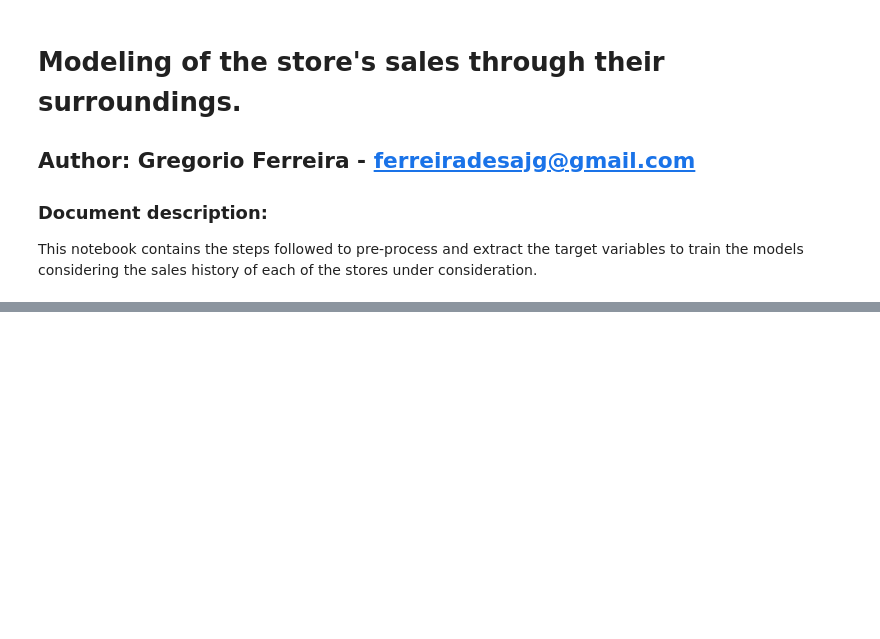
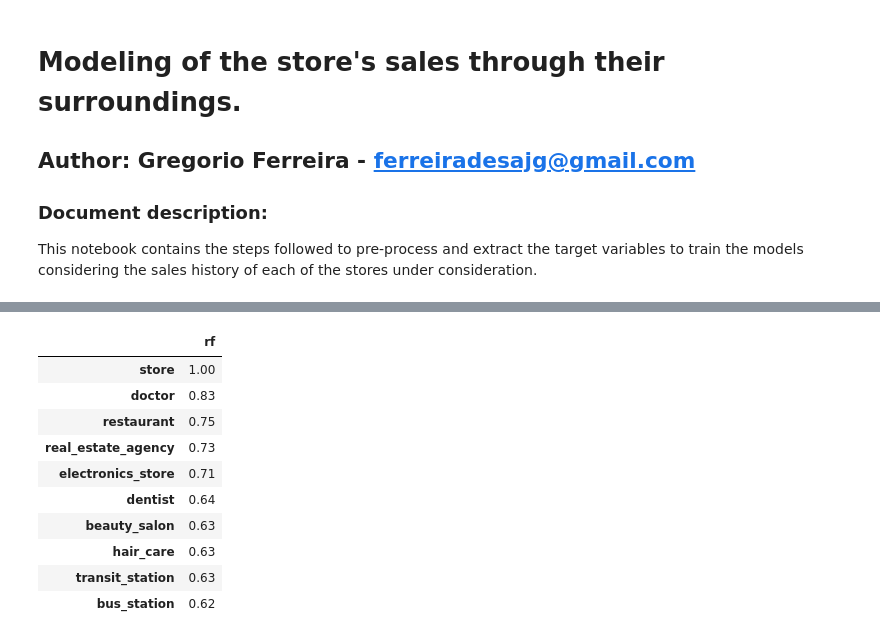
Before and after one commit to jgfdsa/PMI-CaseStudy-3, a Jupyter notebook: py-notebooks/Modeling.ipynb, the cells around one changed output, grey strips where cells are left out. Saved outputs shown, nothing was run; the diff lists cells and outputs as text; code cells hidden in the pictures; blank space fills up the shorter version.

```diff
--- a/py-notebooks/Modeling.ipynb
+++ b/py-notebooks/Modeling.ipynb
@@ -46,0 +299,40 @@ mydata = pd.merge(my_surr, predictor,  how='inner', left_index=True, right_index
+# %%
+from sklearn.ensemble import RandomForestClassifier
+from sklearn.model_selection import GridSearchCV
+
+## Grid defined to tune RandomForestClassifier
+my_grid = []
+rf_tuned_parameters = [{"n_estimators": [5, 10, 20, 30, 40, 50, 60]}]
+my_grid.append(["RandomForest", RandomForestClassifier(n_jobs=-1), rf_tuned_parameters])
+
+for name, model, parameters in my_grid:
+
+    clf = GridSearchCV(model, parameters, cv=5, scoring="accuracy", verbose=5, n_jobs=4)
+    clf.fit(X_train, y_train)
+    best_estimator = clf.best_estimator_
+    print([str(clf.best_params_), clf.best_score_, best_estimator])
+
+best_estimator.fit(X_train, y_train)
+
+np.random.seed(0)
+names = X.columns
+
+ranks = {}
+from sklearn.preprocessing import MinMaxScaler
+
+def rank_to_dict(ranks, names, order=1):
+    minmax = MinMaxScaler()
+    ranks = minmax.fit_transform(order*np.array([ranks]).T).T[0]
+    ranks = map(lambda x: round(x, 2), ranks)
+    return dict(zip(names, ranks ))
+
+
+
+ranks["rf"] = rank_to_dict(best_estimator.feature_importances_, names)
+
+df = pd.DataFrame()
+df["rf"] = ranks["rf"].values()
+df.index = ranks["rf"].keys()
+
+df.to_csv("./result dataset/VarImp_trim_mean_01_class.csv",
+                          sep=',', encoding='utf-8', index=True)
@@ -46,0 +350,16 @@ mydata = pd.merge(my_surr, predictor,  how='inner', left_index=True, right_index
+# %%
+## VarImpo from RandomForestClassifier
+
+df.sort_values('rf', ascending=False).head(n = 10)
+# %% [output]
+|  | rf |
+| store | 1.00 |
+| doctor | 0.83 |
+| restaurant | 0.75 |
+| real_estate_agency | 0.73 |
+| electronics_store | 0.71 |
+| dentist | 0.64 |
+| beauty_salon | 0.63 |
+| hair_care | 0.63 |
+| transit_station | 0.63 |
+| bus_station | 0.62 |
```
Also changed, not shown: parts of 16 cells of this notebook, 22 other files.
